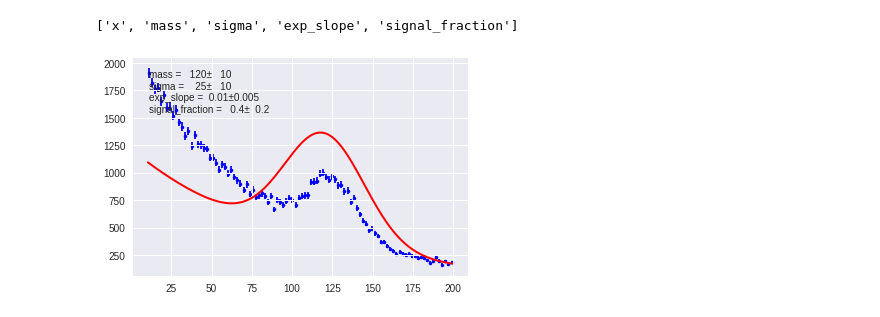
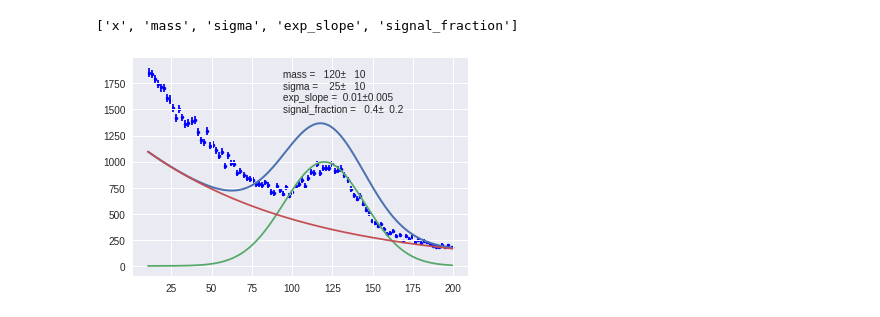
Before and after one commit to SiLiKhon/HEPStatsSeminar, a Jupyter notebook: SimpleMLFit.ipynb, the cells around one changed output. Drawn from its saved outputs; the diff is of its cells as text; code cells hidden in the pictures.

```diff
--- a/SimpleMLFit.ipynb
+++ b/SimpleMLFit.ipynb
@@ -308,12 +293,12 @@ print(iminuit.describe(ModelPDF_cython))
 # %%
 unbinned_likelihood_cython = probfit.UnbinnedLH(ModelPDF_cython, data)
 
 minuit_cython = iminuit.Minuit(
                     unbinned_likelihood_cython,
                     **initial_par_values, **limits, **errors)
 
-unbinned_likelihood_cython.draw(minuit=minuit_cython);
+unbinned_likelihood_cython.draw(minuit=minuit_cython, parts=True, parmloc=(0.45, 0.95));
 # %% [output]
-[figure, old version]
+[figure, new version]
 # %%
 %timeit -n1 -r1 minuit_cython.migrad();
```
Also changed, not shown: parts of 9 cells of this notebook.
